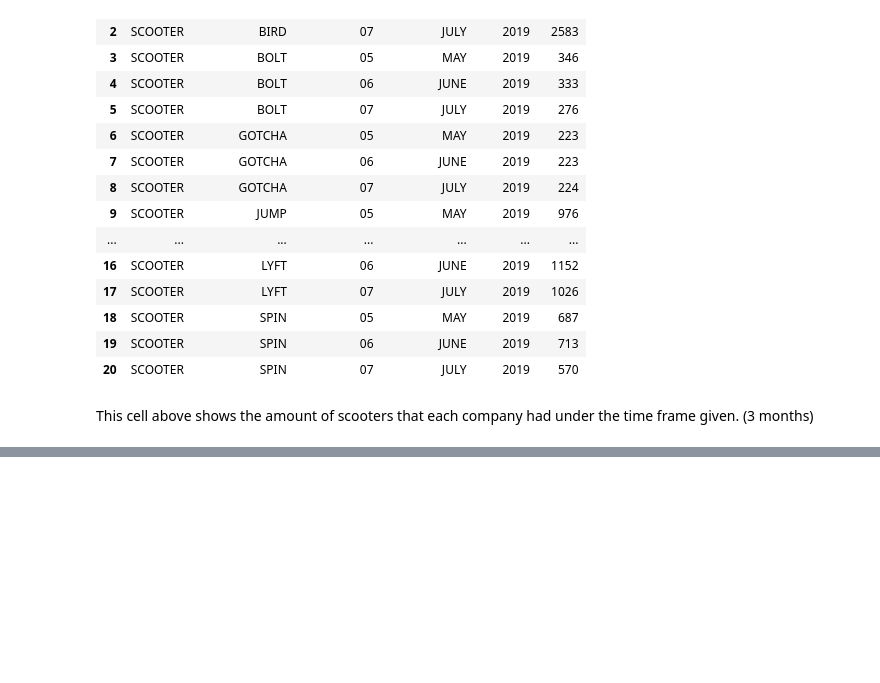
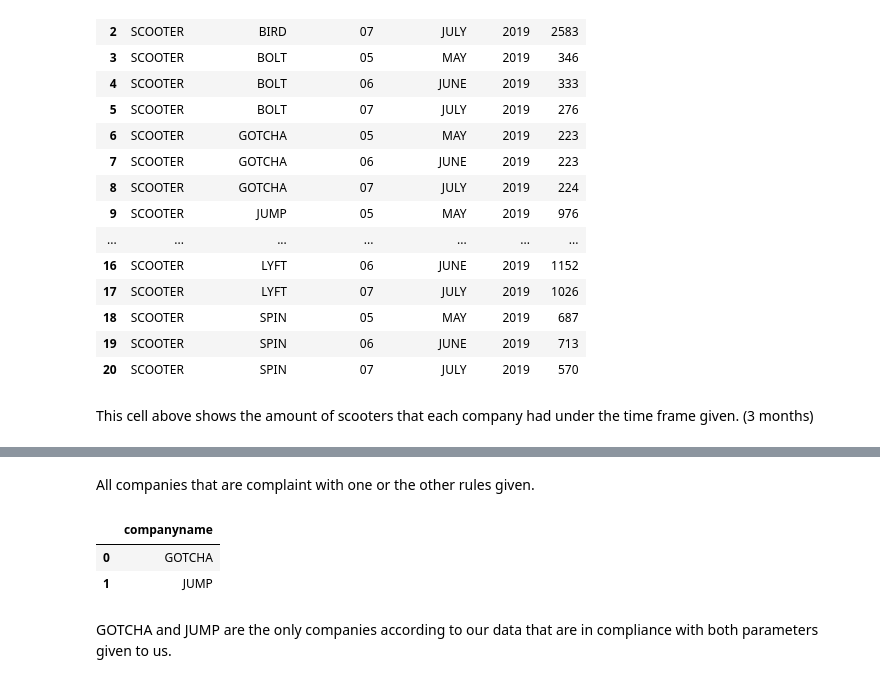
Before and after one commit to NSS-Data-Analytics-Cohort-10/scooters-group-3, a Jupyter notebook: notebooks/scooters_unfinished_work.ipynb, the cells around one changed output, grey strips where cells are left out. Drawn from its saved outputs; the diff is of its cells as text; code cells hidden in the pictures; blank space fills up the shorter version.

```diff
--- a/notebooks/scooters_unfinished_work.ipynb
+++ b/notebooks/scooters_unfinished_work.ipynb
@@ -154,0 +230,28 @@ This cell above shows the amount of scooters that each company had under the tim
+# %% [markdown]
+All companies that are complaint with one or the other rules given.
+# %%
+TRUECOMPLIANCE ='''
+SELECT UPPER(companyname) COMPANYNAME
+FROM TRIPS WHERE  UPPER(companyname) NOT IN
+(SELECT  COMPANYNAME FROM
+(
+SELECT UPPER(companyname) COMPANYNAME
+FROM TRIPS
+WHERE tripduration > 1440
+UNION
+SELECT
+UPPER(companyname) COMPANYNAME
+FROM TRIPS
+WHERE tripduration < 1)
+GROUP BY COMPANYNAME)
+GROUP BY
+UPPER(companyname)
+'''
+COMPLIANT= pd.read_sql_query(TRUECOMPLIANCE, engine)
+COMPLIANT
+# %% [output]
+|  | companyname |
+| 0 | GOTCHA |
+| 1 | JUMP |
+# %% [markdown]
+GOTCHA and JUMP are the only companies according to our data that are in compliance with both parameters given to us.
```
Also changed, not shown: parts of 6 cells of this notebook.
